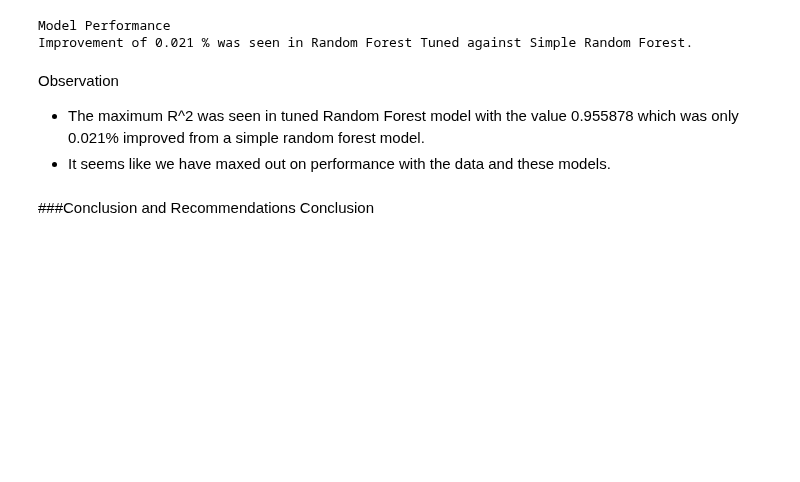
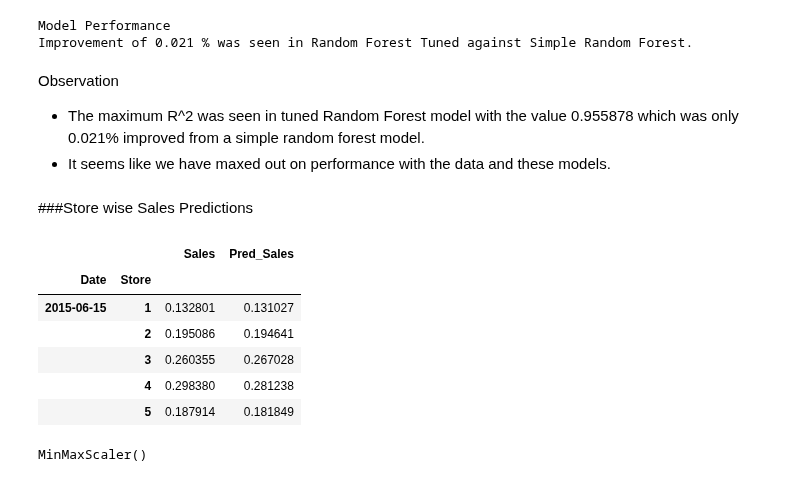
Before and after one commit to vithika-karan/Retail-Sales-Prediction, a Jupyter notebook: Rossmann_Sales_Prediction_Part_2_Vithika_Karan_ipynb.ipynb, the cells around one changed output. Cells and saved outputs as stored; diff of their text form; code cells hidden in the pictures; blank space fills up the shorter version.

Commit message:
Sales Prediction 2 - Continued with Hyperparameter tuning

```diff
--- a/Rossmann_Sales_Prediction_Part_2_Vithika_Karan_ipynb.ipynb
+++ b/Rossmann_Sales_Prediction_Part_2_Vithika_Karan_ipynb.ipynb
@@ -263,6 +263,32 @@ Observation
 
 * The maximum R^2 was seen in tuned Random Forest model with the value 0.955878 which was only 0.021% improved from a simple random forest model.
 * It seems like we have maxed out on performance with the data and these models.
-# %% [markdown]
-###Conclusion and Recommendations
-Conclusion
+# %% [markdown]
+###Store wise Sales Predictions
+# %%
+#predictions
+y_pred_test = random_t.predict(X_test)
+six_weeks_sales_df = y_test.copy()
+six_weeks_sales_df['Pred_Sales'] = y_pred_test.tolist()
+# %%
+#head
+six_weeks_sales_df.head()
+# %% [output]
+|  |  | Sales | Pred_Sales |
+| Date | Store |  |  |
+| 2015-06-15 | 1 | 0.132801 | 0.131027 |
+|  | 2 | 0.195086 | 0.194641 |
+|  | 3 | 0.260355 | 0.267028 |
+|  | 4 | 0.298380 | 0.281238 |
+|  | 5 | 0.187914 | 0.181849 |
+# %%
+#importing minmax scaler
+from sklearn.preprocessing import MinMaxScaler
+#fitting to the original data
+cleaned_unscaled_data= pd.read_csv("/content/drive/MyDrive/ALMABETTER/CAPSTONE PROJECTS/Retail Sales Prediction - Vithika Karan/Cleaned Data/Cleaned_Unscaled_data.csv")
+#fitting numerical columns
+numerical_cols = ['Sales']
+scaler = MinMaxScaler()
+scaler.fit(cleaned_unscaled_data[numerical_cols])
+# %% [output]
+MinMaxScaler()
```
Also changed, not shown: parts of 5 cells of this notebook.
